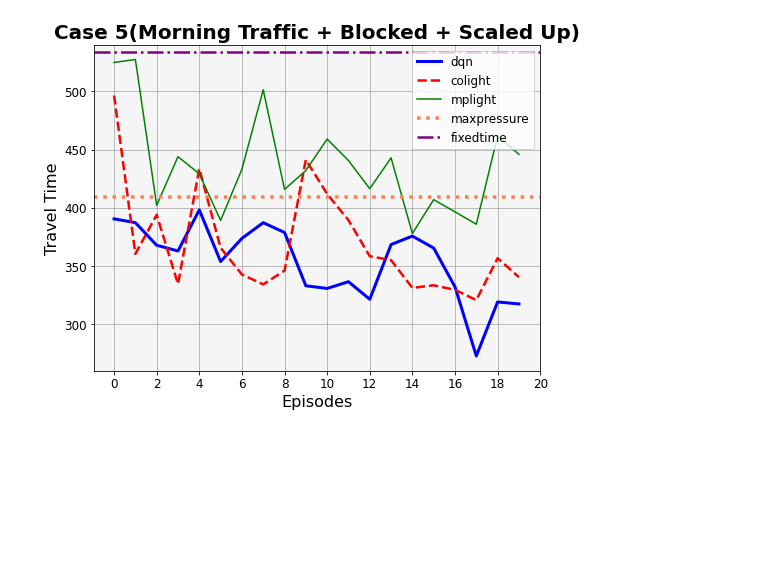
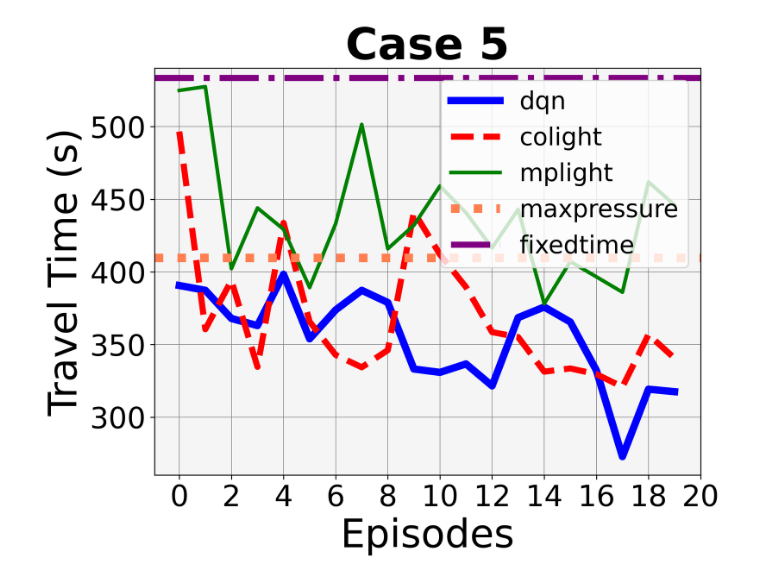
Before and after one commit to Red-Pheonix/robust_data, a Jupyter notebook: grid.ipynb, the cells around one changed output. Drawn from its saved outputs; the diff is of its cells as text; code cells hidden in the pictures; blank space fills up the shorter version.

Commit message:
changed image sizes

```diff
--- a/grid.ipynb
+++ b/grid.ipynb
@@ -1,6 +1,11 @@
 # %%
 import os
 import glob
+
+import matplotlib as mpl
+mpl.rcParams['figure.dpi'] = 300
+
+
 
 directory = "grid4x4"
 
@@ -11,3 +14,6 @@ csv_files.sort()
+# %%
+csv_files.sort()
+csv_files = [filename.replace("\\", "/") for filename in csv_files]
 # %%
 import pandas as pd
 
@@ -166,31 +176,32 @@ plt.show()
 # %%
 case_name = 'robust_morning_5'
-case_title = 'Case 5(Morning Traffic + Blocked + Scaled Up)'
+case_title = 'Case 5'
 
 dqn_df = experiments['dqn'][case_name]
 colight_df = experiments['colight'][case_name]
 mplight_df = experiments['mplight'][case_name]
 fixedtime_df = experiments['fixedtime'][case_name]
 max_df = experiments['maxpressure'][case_name]
 
 
 plt.figure(figsize=(8, 6))
-plt.plot(dqn_df['episode'], dqn_df['travel_time'], label='dqn', color='blue', linestyle='-', linewidth=3)
-plt.plot(colight_df['episode'], colight_df['travel_time'], label='colight', color='red', linestyle='--', linewidth=2.5)
-plt.plot(mplight_df['episode'], mplight_df['travel_time'], label='mplight', color='green', linestyle='-', linewidth=1.5)
-plt.axhline(y=float(max_df['travel_time'].iloc[0]), label='maxpressure', color='coral', linestyle=':', linewidth=3.5)
-plt.axhline(y=float(fixedtime_df['travel_time'].iloc[0]), label='fixedtime', color='purple', linestyle='-.', linewidth=2.5)
-plt.title(case_title, fontweight='bold', fontsize=20)
-plt.xlabel("Episodes", fontsize=16)
-plt.ylabel('Travel Time', fontsize=16)
-plt.legend(loc='upper right', fontsize=12)
+plt.plot(dqn_df['episode'], dqn_df['travel_time'], label='dqn', color='blue', linestyle='-', linewidth=6)
+plt.plot(colight_df['episode'], colight_df['travel_time'], label='colight', color='red', linestyle='--', linewidth=5)
+plt.plot(mplight_df['episode'], mplight_df['travel_time'], label='mplight', color='green', linestyle='-', linewidth=3)
+plt.axhline(y=float(max_df['travel_time'].iloc[0]), label='maxpressure', color='coral', linestyle=':', linewidth=7)
+plt.axhline(y=float(fixedtime_df['travel_time'].iloc[0]), label='fixedtime', color='purple', linestyle='-.', linewidth=5)
+plt.title(case_title, fontweight='bold', fontsize=36)
+plt.xlabel("Episodes", fontsize=32)
+plt.ylabel('Travel Time (s)', fontsize=32)
+plt.legend(loc='upper right', fontsize=20)
 plt.grid(color='gray', linestyle='-', linewidth=0.5)
-plt.xticks(range(0,21,2), fontsize=12)
-plt.yticks(fontsize=12)
+plt.xticks(range(0,21,2), fontsize=24)
+plt.yticks(fontsize=24)
 plt.gca().set_facecolor('whitesmoke')
 
+plt.savefig('case\grid4x4\case5.png', bbox_inches='tight')
 plt.show()
 # %% [output]
-[figure, old version]
+[figure, new version]
 # %%
 case_name = 'robust_evening_1'
```
Also changed, not shown: parts of 9 cells of this notebook, 5 other files.
